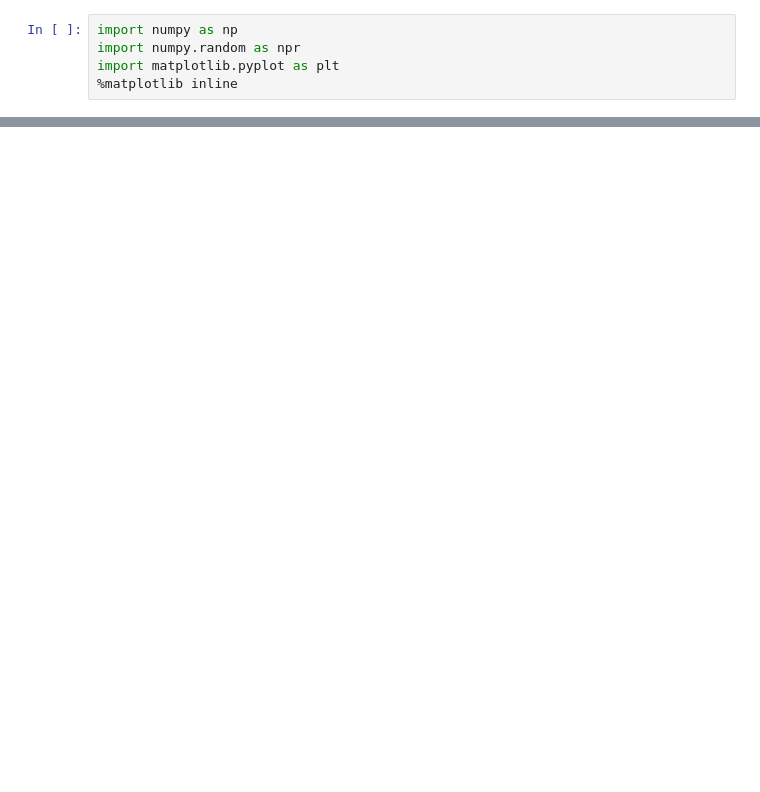
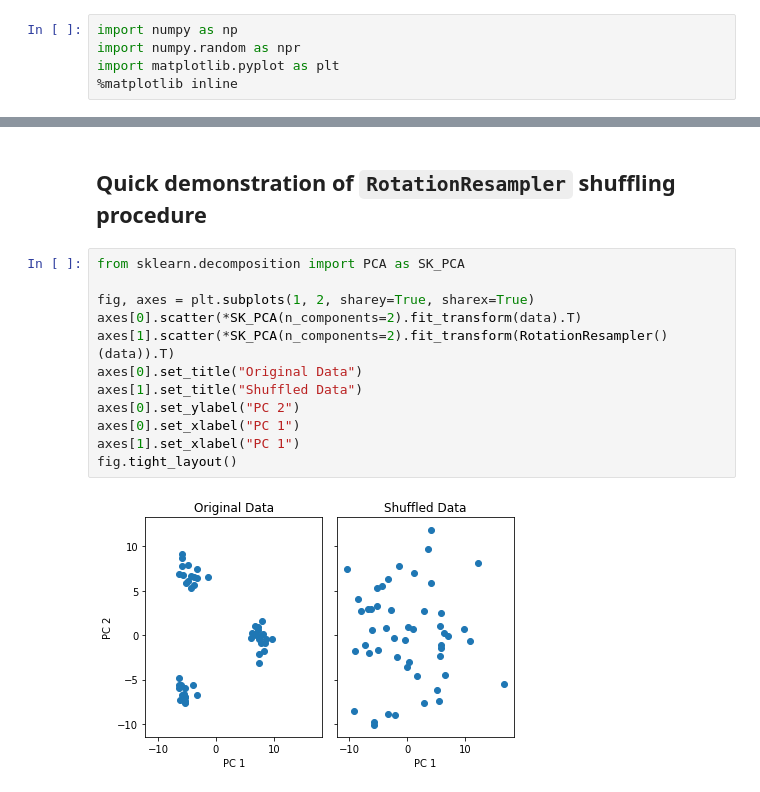
Before and after one commit to ahwillia/lvl, a Jupyter notebook: examples/KMeans.ipynb, the cells around one changed output, grey strips where cells are left out. Cells and saved outputs as stored; diff of their text form; blank space fills up the shorter version.

```diff
--- a/examples/KMeans.ipynb
+++ b/examples/KMeans.ipynb
@@ -73,0 +106,16 @@ plt.tight_layout()
+# %% [markdown]
+## Quick demonstration of `RotationResampler` shuffling procedure
+# %%
+from sklearn.decomposition import PCA as SK_PCA
+
+fig, axes = plt.subplots(1, 2, sharey=True, sharex=True)
+axes[0].scatter(*SK_PCA(n_components=2).fit_transform(data).T)
+axes[1].scatter(*SK_PCA(n_components=2).fit_transform(RotationResampler()(data)).T)
+axes[0].set_title("Original Data")
+axes[1].set_title("Shuffled Data")
+axes[0].set_ylabel("PC 2")
+axes[0].set_xlabel("PC 1")
+axes[1].set_xlabel("PC 1")
+fig.tight_layout()
+# %% [output]
+[figure, added]
```
Also changed, not shown: parts of 11 cells of this notebook, 8 other files.
